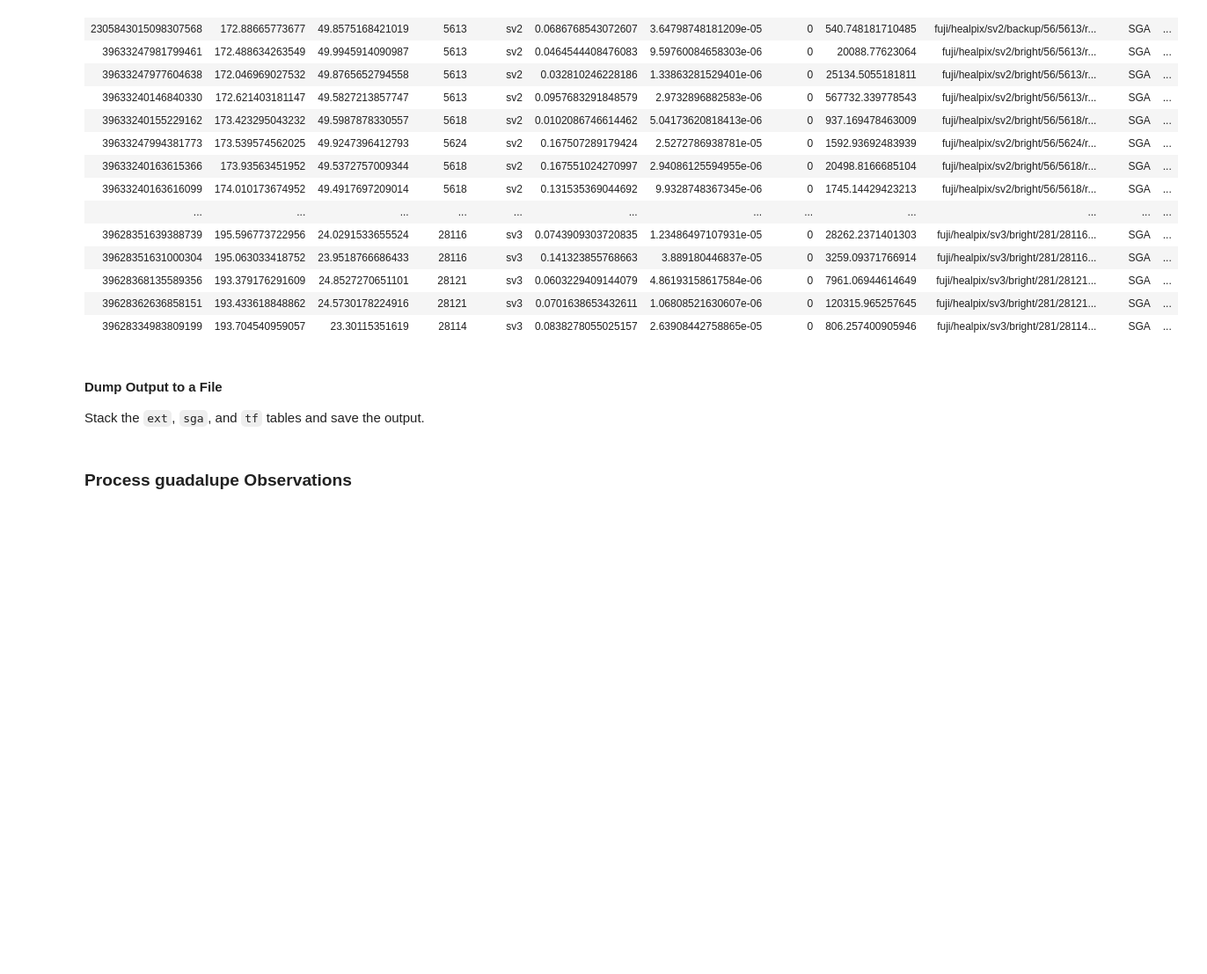
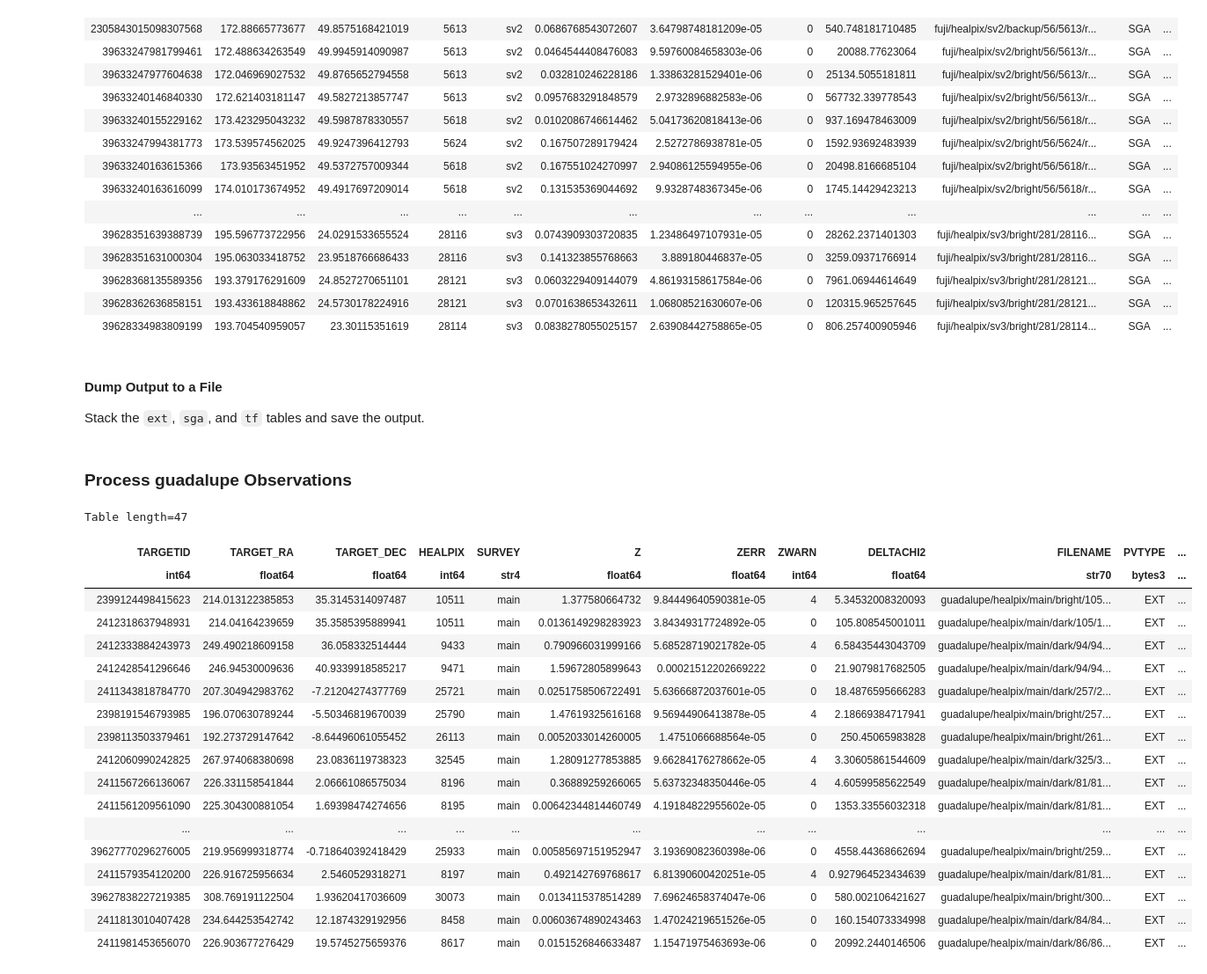
Before and after one commit to desihub/timedomain, a Jupyter notebook: pvsurvey/pv_desi_matches.ipynb, the cells around one changed output. Shown at 88% size. Drawn from its saved outputs; the diff is of its cells as text; code cells hidden in the pictures; blank space fills up the shorter version.

Commit message:
Add guadalupe targets.

```diff
--- a/pvsurvey/pv_desi_matches.ipynb
+++ b/pvsurvey/pv_desi_matches.ipynb
@@ -135,9 +135,9 @@ def match_targets(pvtargtab, redux='daily', search='healpix'):
                     else:
                         desi_targets = vstack([desi_targets, data], join_type='outer')
 
-                if (i+1) % 100 == 0:
-                    progress_bar.update(100)
-                    n += 100
+                if (i+1) % 50 == 0:
+                    progress_bar.update(50)
+                    n += 50
 
             if n < N:
                 progress_bar.update(N - n)
@@ -227,2 +226,25 @@ pv_fuji.write('desi_pv_tf_fuji.fits', overwrite=True)
 # %% [markdown]
 ### Process guadalupe Observations
+# %%
+pv_ext_guadalupe = match_targets(pv_ext, redux='guadalupe')
+pv_ext_guadalupe
+# %% [output]
+Table length=47
+| TARGETID | TARGET_RA | TARGET_DEC | HEALPIX | SURVEY | Z | ZERR | ZWARN | DELTACHI2 | FILENAME | PVTYPE | ... |
+| int64 | float64 | float64 | int64 | str4 | float64 | float64 | int64 | float64 | str70 | bytes3 | ... |
+| 2399124498415623 | 214.013122385853 | 35.3145314097487 | 10511 | main | 1.377580664732 | 9.84449640590381e-05 | 4 | 5.34532008320093 | guadalupe/healpix/main/bright/105... | EXT | ... |
+| 2412318637948931 | 214.04164239659 | 35.3585395889941 | 10511 | main | 0.0136149298283923 | 3.84349317724892e-05 | 0 | 105.808545001011 | guadalupe/healpix/main/dark/105/1... | EXT | ... |
+| 2412333884243973 | 249.490218609158 | 36.058332514444 | 9433 | main | 0.790966031999166 | 5.68528719021782e-05 | 4 | 6.58435443043709 | guadalupe/healpix/main/dark/94/94... | EXT | ... |
+| 2412428541296646 | 246.94530009636 | 40.9339918585217 | 9471 | main | 1.59672805899643 | 0.00021512202669222 | 0 | 21.9079817682505 | guadalupe/healpix/main/dark/94/94... | EXT | ... |
+| 2411343818784770 | 207.304942983762 | -7.21204274377769 | 25721 | main | 0.0251758506722491 | 5.63666872037601e-05 | 0 | 18.4876595666283 | guadalupe/healpix/main/dark/257/2... | EXT | ... |
+| 2398191546793985 | 196.070630789244 | -5.50346819670039 | 25790 | main | 1.47619325616168 | 9.56944906413878e-05 | 4 | 2.18669384717941 | guadalupe/healpix/main/bright/257... | EXT | ... |
+| 2398113503379461 | 192.273729147642 | -8.64496061055452 | 26113 | main | 0.0052033014260005 | 1.4751066688564e-05 | 0 | 250.45065983828 | guadalupe/healpix/main/bright/261... | EXT | ... |
+| 2412060990242825 | 267.974068380698 | 23.0836119738323 | 32545 | main | 1.28091277853885 | 9.66284176278662e-05 | 4 | 3.30605861544609 | guadalupe/healpix/main/dark/325/3... | EXT | ... |
+| 2411567266136067 | 226.331158541844 | 2.06661086575034 | 8196 | main | 0.36889259266065 | 5.63732348350446e-05 | 4 | 4.60599585622549 | guadalupe/healpix/main/dark/81/81... | EXT | ... |
+| 2411561209561090 | 225.304300881054 | 1.69398474274656 | 8195 | main | 0.00642344814460749 | 4.19184822955602e-05 | 0 | 1353.33556032318 | guadalupe/healpix/main/dark/81/81... | EXT | ... |
+| ... | ... | ... | ... | ... | ... | ... | ... | ... | ... | ... | ... |
+| 39627770296276005 | 219.956999318774 | -0.718640392418429 | 25933 | main | 0.00585697151952947 | 3.19369082360398e-06 | 0 | 4558.44368662694 | guadalupe/healpix/main/bright/259... | EXT | ... |
+| 2411579354120200 | 226.916725956634 | 2.5460529318271 | 8197 | main | 0.492142769768617 | 6.81390600420251e-05 | 4 | 0.927964523434639 | guadalupe/healpix/main/dark/81/81... | EXT | ... |
+| 39627838227219385 | 308.769191122504 | 1.93620417036609 | 30073 | main | 0.0134115378514289 | 7.69624658374047e-06 | 0 | 580.002106421627 | guadalupe/healpix/main/bright/300... | EXT | ... |
+| 2411813010407428 | 234.644253542742 | 12.1874329192956 | 8458 | main | 0.00603674890243463 | 1.47024219651526e-05 | 0 | 160.154073334998 | guadalupe/healpix/main/dark/84/84... | EXT | ... |
+| 2411981453656070 | 226.903677276429 | 19.5745275659376 | 8617 | main | 0.0151526846633487 | 1.15471975463693e-06 | 0 | 20992.2440146506 | guadalupe/healpix/main/dark/86/86... | EXT | ... |
```
Also changed, not shown: parts of 4 cells of this notebook.
